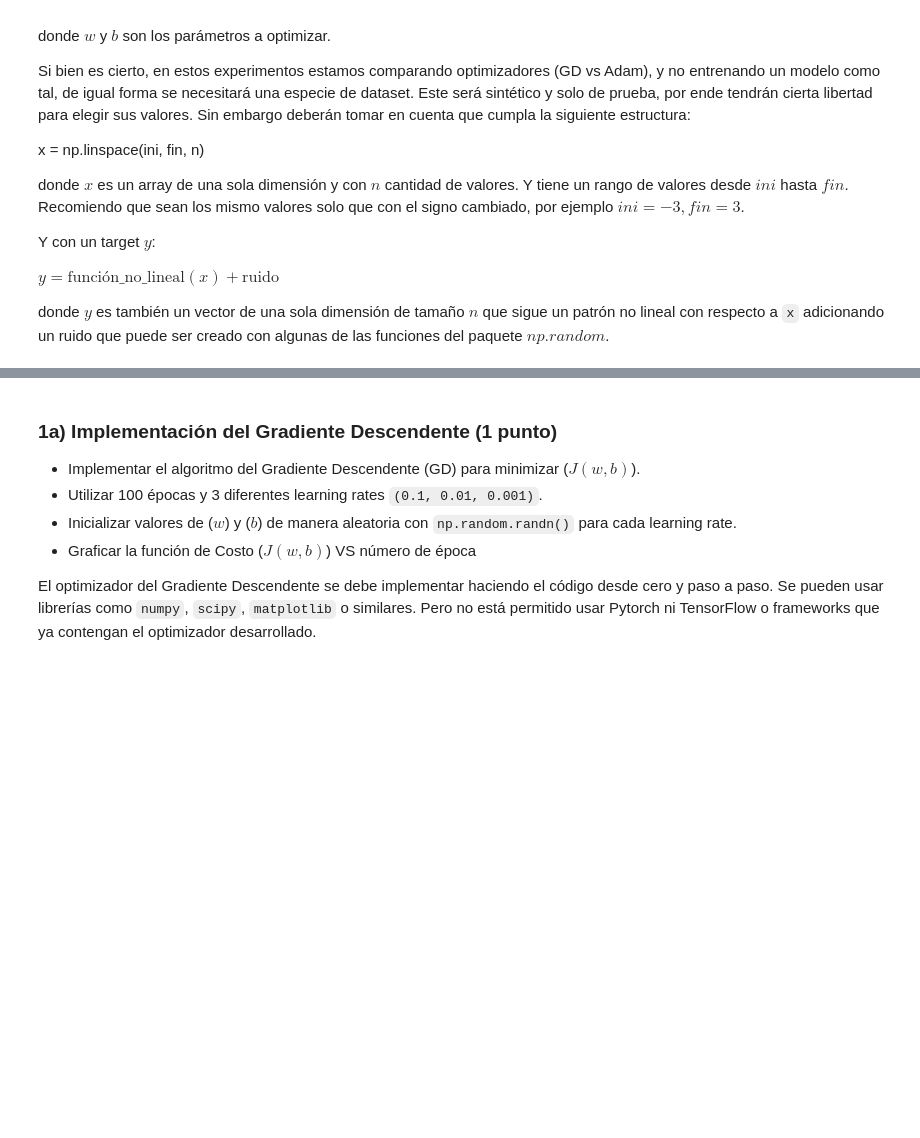
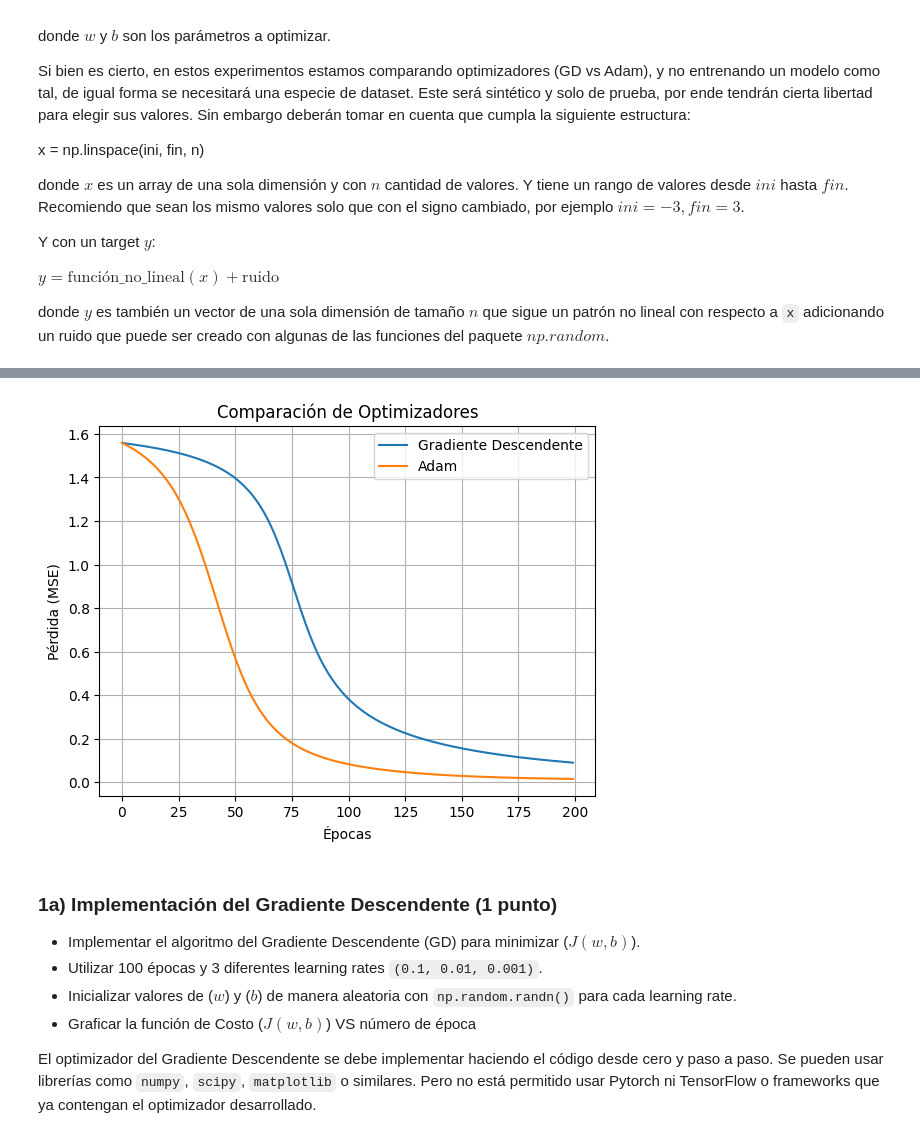
Before and after one commit to joagonzalez/ceia-aprendizaje-profundo, a Jupyter notebook: tp1/notebook.ipynb, the cells around one changed output, grey strips where cells are left out. Cells and saved outputs as stored; diff of their text form; code cells hidden in the pictures; blank space fills up the shorter version.

```diff
--- a/tp1/notebook.ipynb
+++ b/tp1/notebook.ipynb
@@ -74,0 +148,8 @@ donde $y$ es también un vector de una sola dimensión de tamaño $n$ que sigue
+# %%
+class GradientDescentOptimizer:
+    def __init__(self, lr=0.01):
+        self.lr = lr
+
+    def step(self, neuron, dw, db):
+        neuron.w -= self.lr * dw
+        neuron.b -= self.lr * db
@@ -74,0 +184,5 @@ donde $y$ es también un vector de una sola dimensión de tamaño $n$ que sigue
+# %%
+def generate_dataset(n=100, ini=-3, fin=3, noise_std=0.1):
+    x = np.linspace(ini, fin, n)
+    y = np.tanh(x) + np.random.normal(0, noise_std, size=x.shape)
+    return x, y
@@ -75,3 +211,36 @@ donde $y$ es también un vector de una sola dimensión de tamaño $n$ que sigue
+# %%
+import matplotlib.pyplot as plt
+
+# Generar dataset
+x, y = generate_dataset(n=100, ini=-3, fin=3, noise_std=0.1)
+
+# Inicializar neuronas independientes para comparar
+neuron_gd = SingleNeuron()
+neuron_adam = SingleNeuron()
+
+# Copiar los mismos pesos iniciales para comparación justa
+neuron_adam.w = neuron_gd.w
+neuron_adam.b = neuron_gd.b
+
+# Optimizadores
+gd = GradientDescentOptimizer(lr=0.01)
+adam = AdamOptimizer(lr=0.01)
+
+# Entrenar
+losses_gd = train(neuron_gd, gd, x, y, epochs=200, verbose=False)
+losses_adam = train(neuron_adam, adam, x, y, epochs=200, verbose=False)
+
+# Graficar comparación
+plt.plot(losses_gd, label="Gradiente Descendente")
+plt.plot(losses_adam, label="Adam")
+plt.xlabel("Épocas")
+plt.ylabel("Pérdida (MSE)")
+plt.title("Comparación de Optimizadores")
+plt.legend()
+plt.grid(True)
+plt.show()
+# %% [output]
+[figure, added]
 # %% [markdown]
 ### 1a) Implementación del Gradiente Descendente (1 punto)
 - Implementar el algoritmo del Gradiente Descendente (GD) para minimizar ($J(w, b)$).
```
Also changed, not shown: parts of 5 cells of this notebook.
